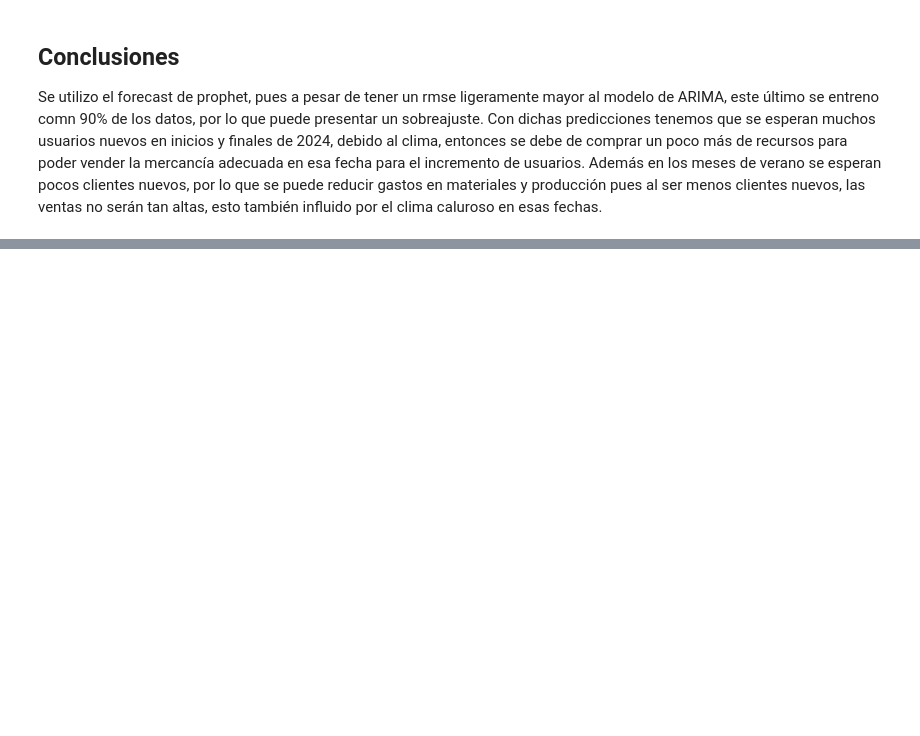
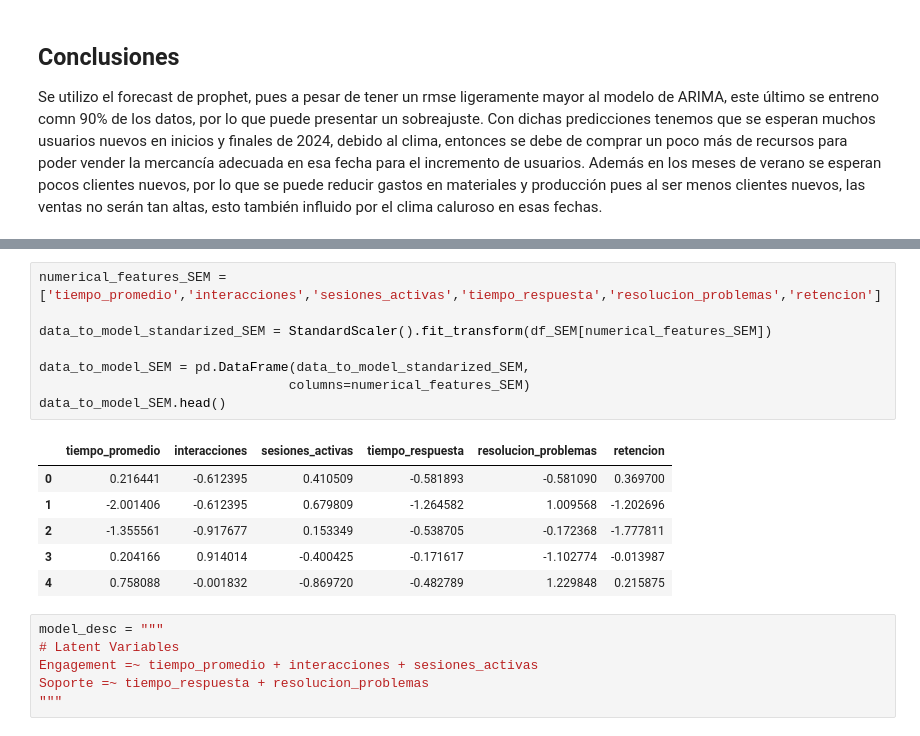
Before and after one commit to LuisMB09/lab_analisis_datos, a Jupyter notebook: examen-2do-parcial.ipynb, the cells around one changed output, grey strips where cells are left out. Drawn from its saved outputs; the diff is of its cells as text; blank space fills up the shorter version.

```diff
--- a/examen-2do-parcial.ipynb
+++ b/examen-2do-parcial.ipynb
@@ -433,0 +464,21 @@ Se utilizo el forecast de prophet, pues a pesar de tener un rmse ligeramente may
+# %%
+numerical_features_SEM = ['tiempo_promedio','interacciones','sesiones_activas','tiempo_respuesta','resolucion_problemas','retencion']
+
+data_to_model_standarized_SEM = StandardScaler().fit_transform(df_SEM[numerical_features_SEM])
+
+data_to_model_SEM = pd.DataFrame(data_to_model_standarized_SEM,
+                                columns=numerical_features_SEM)
+data_to_model_SEM.head()
+# %% [output]
+|  | tiempo_promedio | interacciones | sesiones_activas | tiempo_respuesta | resolucion_problemas | retencion |
+| 0 | 0.216441 | -0.612395 | 0.410509 | -0.581893 | -0.581090 | 0.369700 |
+| 1 | -2.001406 | -0.612395 | 0.679809 | -1.264582 | 1.009568 | -1.202696 |
+| 2 | -1.355561 | -0.917677 | 0.153349 | -0.538705 | -0.172368 | -1.777811 |
+| 3 | 0.204166 | 0.914014 | -0.400425 | -0.171617 | -1.102774 | -0.013987 |
+| 4 | 0.758088 | -0.001832 | -0.869720 | -0.482789 | 1.229848 | 0.215875 |
+# %%
+model_desc = """
+# Latent Variables
+Engagement =~ tiempo_promedio + interacciones + sesiones_activas
+Soporte =~ tiempo_respuesta + resolucion_problemas
+"""
```
Also changed, not shown: parts of 13 cells of this notebook, 2 other files.
